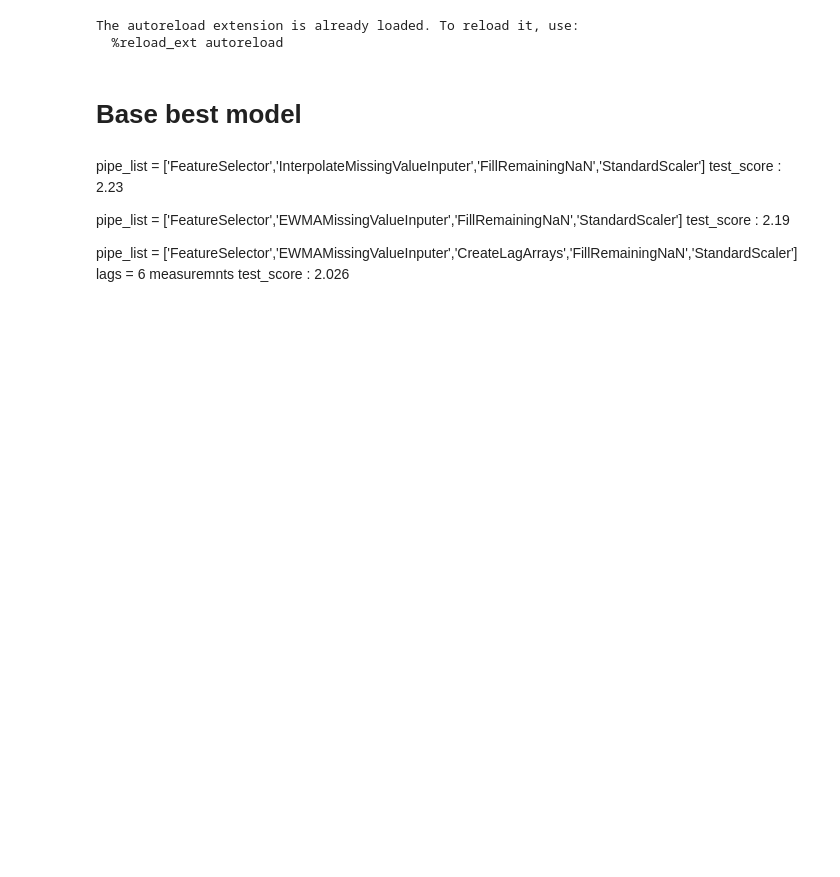
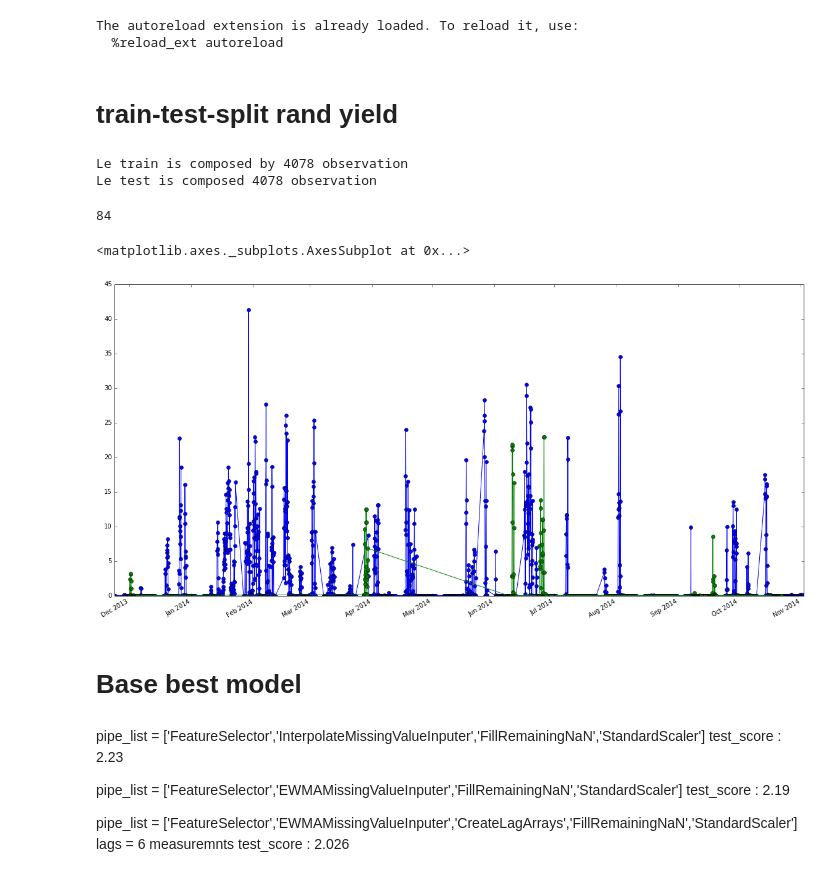
Before and after one commit to cthorey/fognet, a Jupyter notebook: 10-03-2016.ipynb, the cells around one changed output. Cells and saved outputs as stored; diff of their text form; code cells hidden in the pictures; blank space fills up the shorter version.

```diff
--- a/10-03-2016.ipynb
+++ b/10-03-2016.ipynb
@@ -23,6 +23,24 @@ from utils.pipe_def_arima import Pipe
 mpipe = Pipe()
 # %%
 root = '/Users/thorey/Documents/project/competition/fognet/models/bbking/arima'
+# %% [markdown]
+# train-test-split rand yield
+# %%
+train,test = train_test_split_rand_yield(model.dfgroup.get_group('group0'))
+# %% [output]
+Le train is composed by 4078 observation
+Le test is composed 4078 observation
+# %%
+len(train.feat_0)//48
+# %% [output]
+84
+# %%
+fig = plt.figure(figsize=(20,10))
+train.feat_yield.dropna().plot(marker='o')
+test.feat_yield.dropna().plot(marker='o')
+# %% [output]
+<matplotlib.axes._subplots.AxesSubplot at 0x...>
+[figure, added]
 # %% [markdown]
 # Base best model
 # %% [markdown]
```
Also changed, not shown: parts of 2 cells of this notebook, 1 other file.
